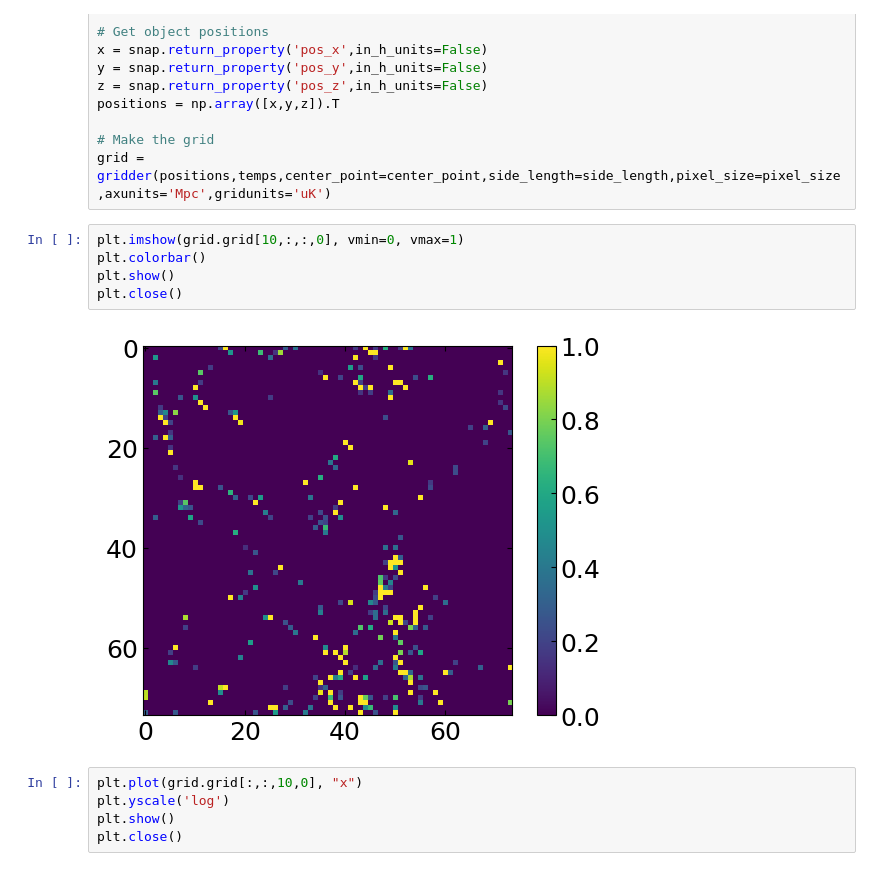
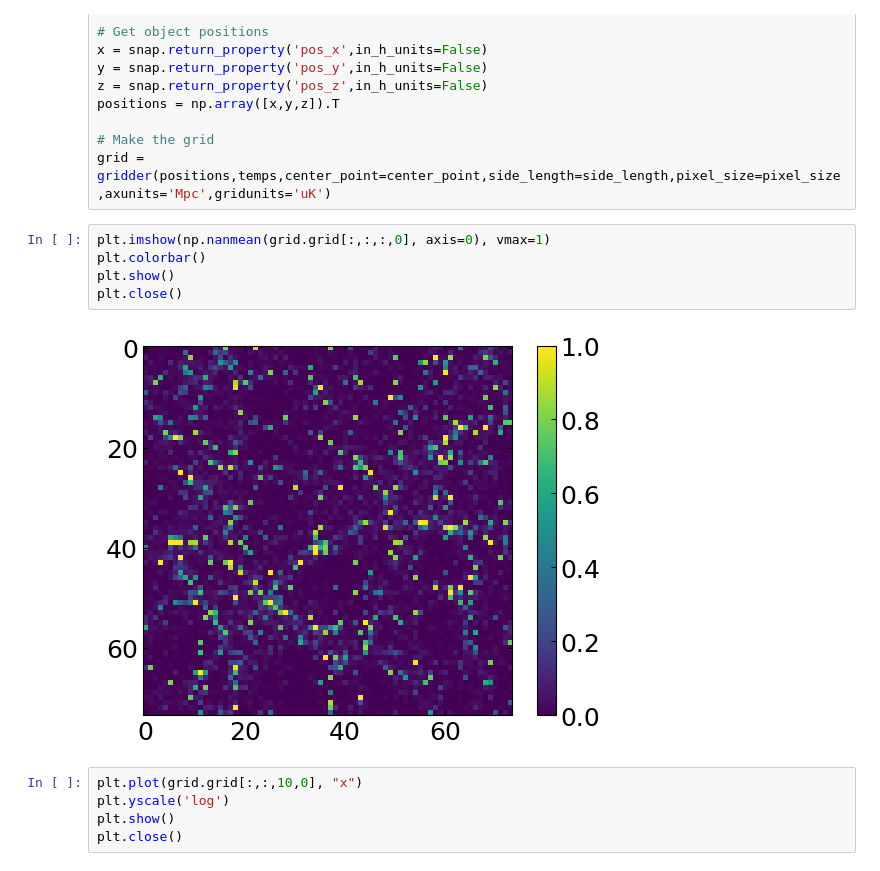
Before and after one commit to shubhagrawal30/CosmoIM, a Jupyter notebook: notebooks/gridder.ipynb, the cells around one changed output. Cells and saved outputs as stored; diff of their text form.

Commit message:
add grid calculations

```diff
--- a/notebooks/gridder.ipynb
+++ b/notebooks/gridder.ipynb
@@ -49,12 +49,12 @@ positions = np.array([x,y,z]).T
 # Make the grid
 grid = gridder(positions,temps,center_point=center_point,side_length=side_length,pixel_size=pixel_size,axunits='Mpc',gridunits='uK')
 # %%
-plt.imshow(grid.grid[10,:,:,0], vmin=0, vmax=1)
+plt.imshow(np.nanmean(grid.grid[:,:,:,0], axis=0), vmax=1)
 plt.colorbar()
 plt.show()
 plt.close()
 # %% [output]
-[figure, old version]
+[figure, new version]
 # %%
 plt.plot(grid.grid[:,:,10,0], "x")
 plt.yscale('log')
```
Also changed, not shown: 1 other file.
